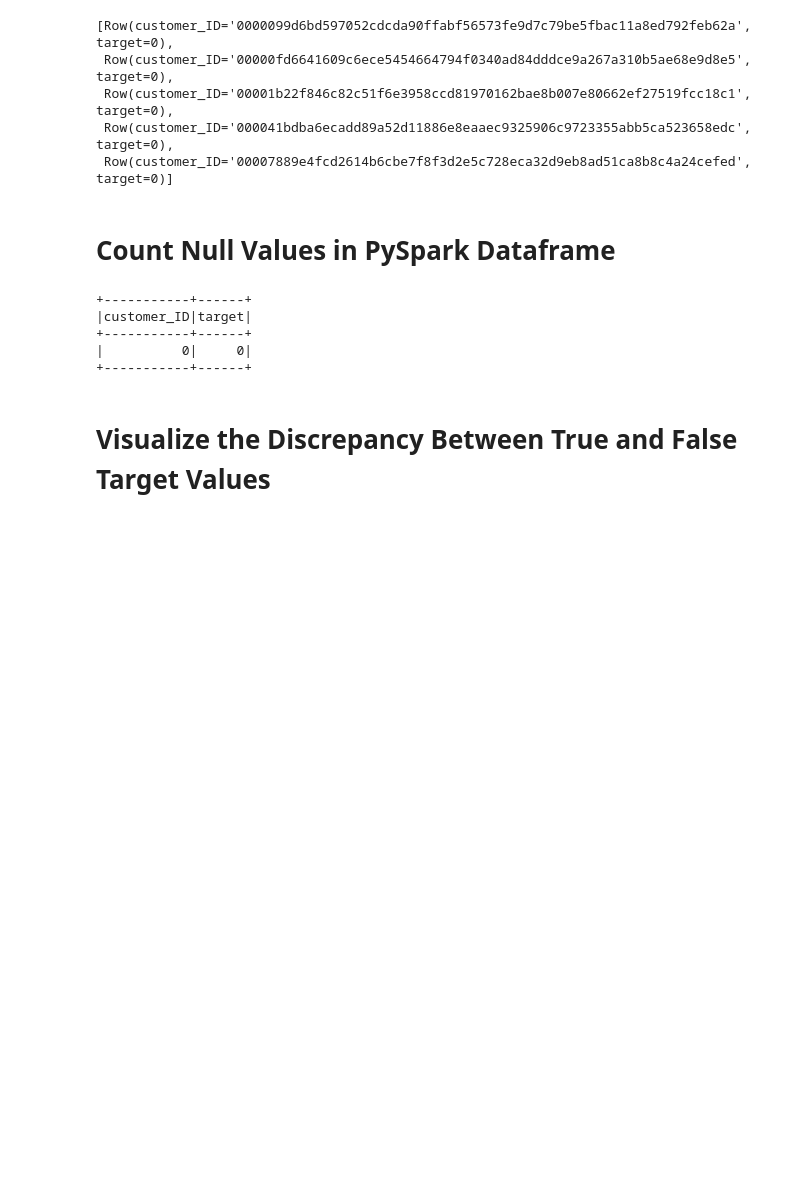
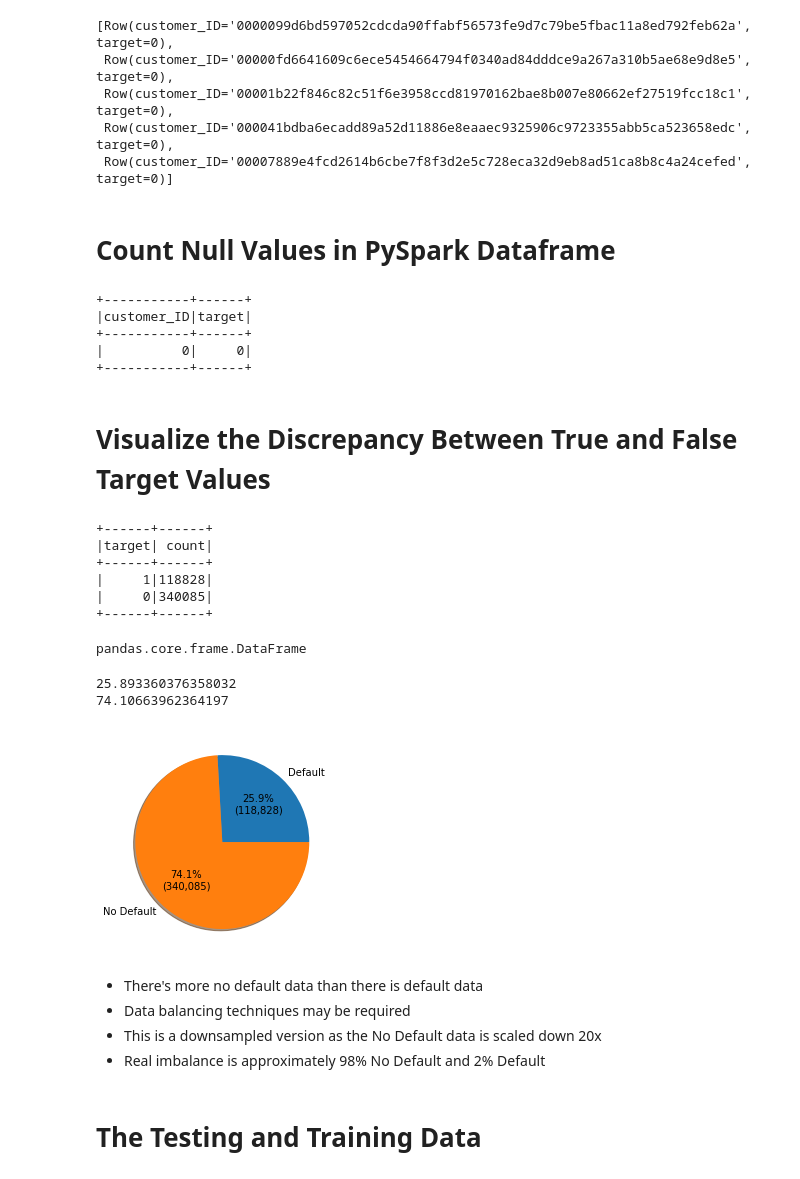
Before and after one commit to Dael-the-Mailman/ML-Capstone-Project, a Jupyter notebook: EDA.ipynb, the cells around one changed output. Cells and saved outputs as stored; diff of their text form; code cells hidden in the pictures; blank space fills up the shorter version.

```diff
--- a/EDA.ipynb
+++ b/EDA.ipynb
@@ -38,3 +41,37 @@ train_labels.select([count(when(isnan(c),c)).alias(c) for c in train_labels.colu
 +-----------+------+
 # %% [markdown]
 # Visualize the Discrepancy Between True and False Target Values
+# %%
+default_count = train_labels.groupBy("target").count()
+default_count.show()
+# %% [output]
++------+------+
+|target| count|
++------+------+
+|     1|118828|
+|     0|340085|
++------+------+
+# %%
+default_count = default_count.toPandas()
+type(default_count)
+# %% [output]
+pandas.core.frame.DataFrame
+# %%
+total = default_count["count"][0]+default_count["count"][1]
+def my_fmt(x):
+    print(x)
+    return '{:.1f}%\n({:,.0f})'.format(x, total*x/100)
+# %%
+plt.pie(default_count["count"], labels=["Default", "No Default"], autopct=my_fmt, shadow=True)
+plt.show()
+# %% [output]
+25.893360376358032
+74.10663962364197
+[figure, added]
+# %% [markdown]
+- There's more no default data than there is default data
+- Data balancing techniques may be required
+- This is a downsampled version as the No Default data is scaled down 20x
+- Real imbalance is approximately 98% No Default and 2% Default
+# %% [markdown]
+# The Testing and Training Data
```
Also changed, not shown: parts of 13 cells of this notebook.
